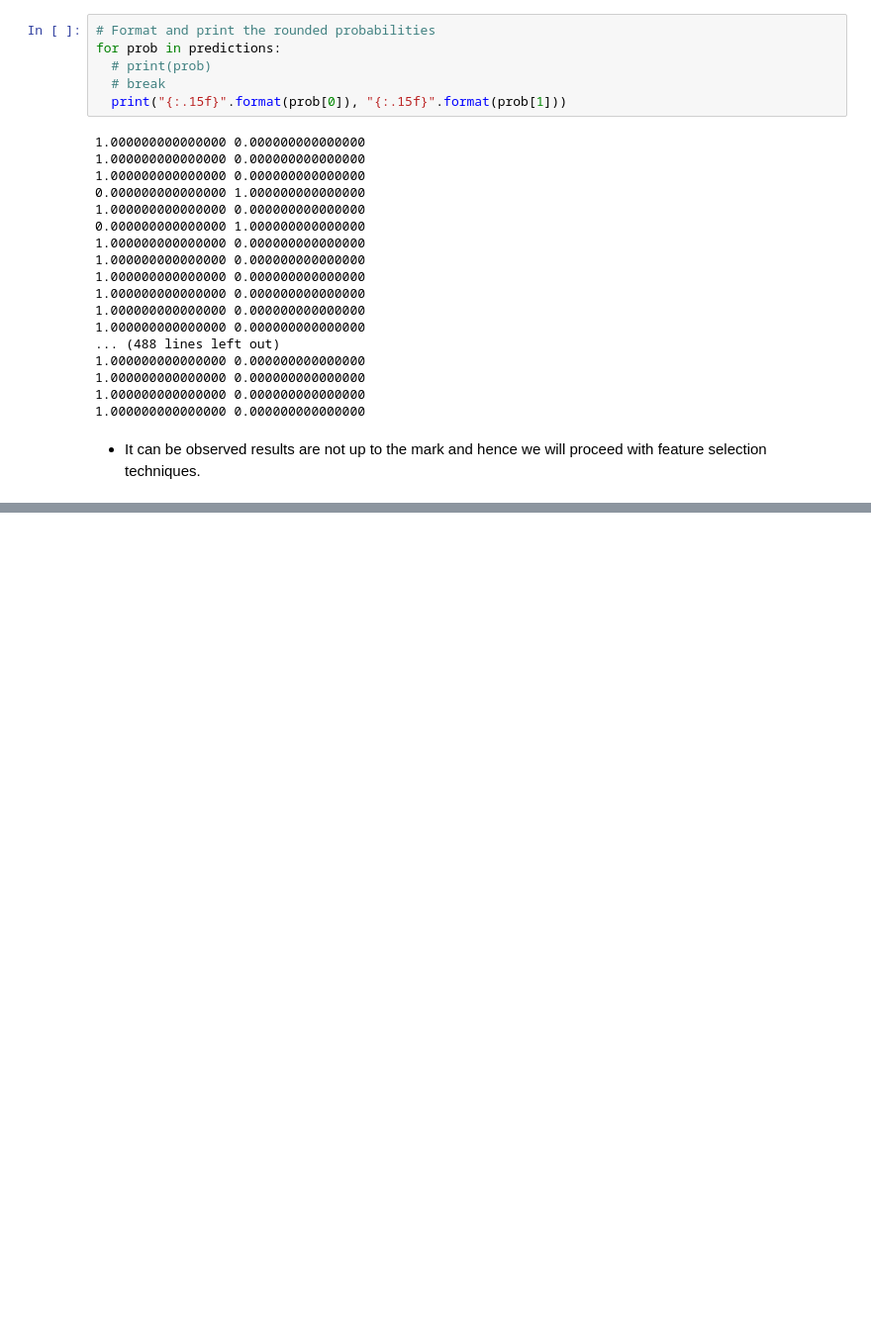
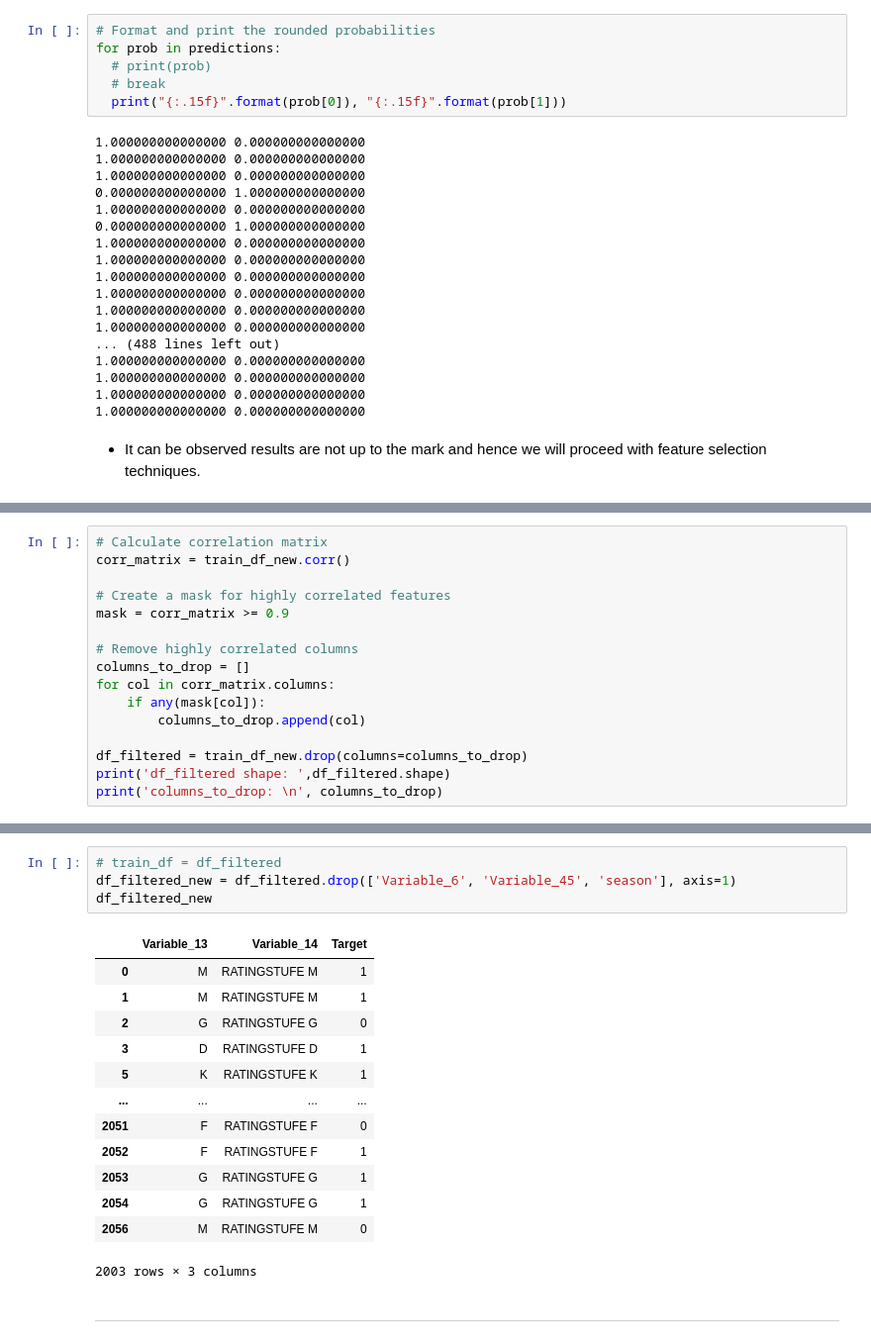
Before and after one commit to ajits-github/Binary_Classification_with_ordinal_data, a Jupyter notebook: Binary_Classification_with_ordinal_data.ipynb, the cells around one changed output, grey strips where cells are left out. Shown at 99% size. Drawn from its saved outputs; the diff is of its cells as text; blank space fills up the shorter version.

```diff
--- a/Binary_Classification_with_ordinal_data.ipynb
+++ b/Binary_Classification_with_ordinal_data.ipynb
@@ -782,0 +832,16 @@ for prob in predictions:
+# %%
+# Calculate correlation matrix
+corr_matrix = train_df_new.corr()
+
+# Create a mask for highly correlated features
+mask = corr_matrix >= 0.9
+
+# Remove highly correlated columns
+columns_to_drop = []
+for col in corr_matrix.columns:
+    if any(mask[col]):
+        columns_to_drop.append(col)
+
+df_filtered = train_df_new.drop(columns=columns_to_drop)
+print('df_filtered shape: ',df_filtered.shape)
+print('columns_to_drop: \n', columns_to_drop)
@@ -782,0 +907,22 @@ for prob in predictions:
+# %%
+# train_df = df_filtered
+df_filtered_new = df_filtered.drop(['Variable_6', 'Variable_45', 'season'], axis=1)
+df_filtered_new
+# %% [output]
+|  | Variable_13 | Variable_14 | Target |
+| 0 | M | RATINGSTUFE M | 1 |
+| 1 | M | RATINGSTUFE M | 1 |
+| 2 | G | RATINGSTUFE G | 0 |
+| 3 | D | RATINGSTUFE D | 1 |
+| 5 | K | RATINGSTUFE K | 1 |
+| ... | ... | ... | ... |
+| 2051 | F | RATINGSTUFE F | 0 |
+| 2052 | F | RATINGSTUFE F | 1 |
+| 2053 | G | RATINGSTUFE G | 1 |
+| 2054 | G | RATINGSTUFE G | 1 |
+| 2056 | M | RATINGSTUFE M | 0 |
+2003 rows × 3 columns
+# %% [markdown]
+
+
+---
```
Also changed, not shown: parts of 13 cells of this notebook.
